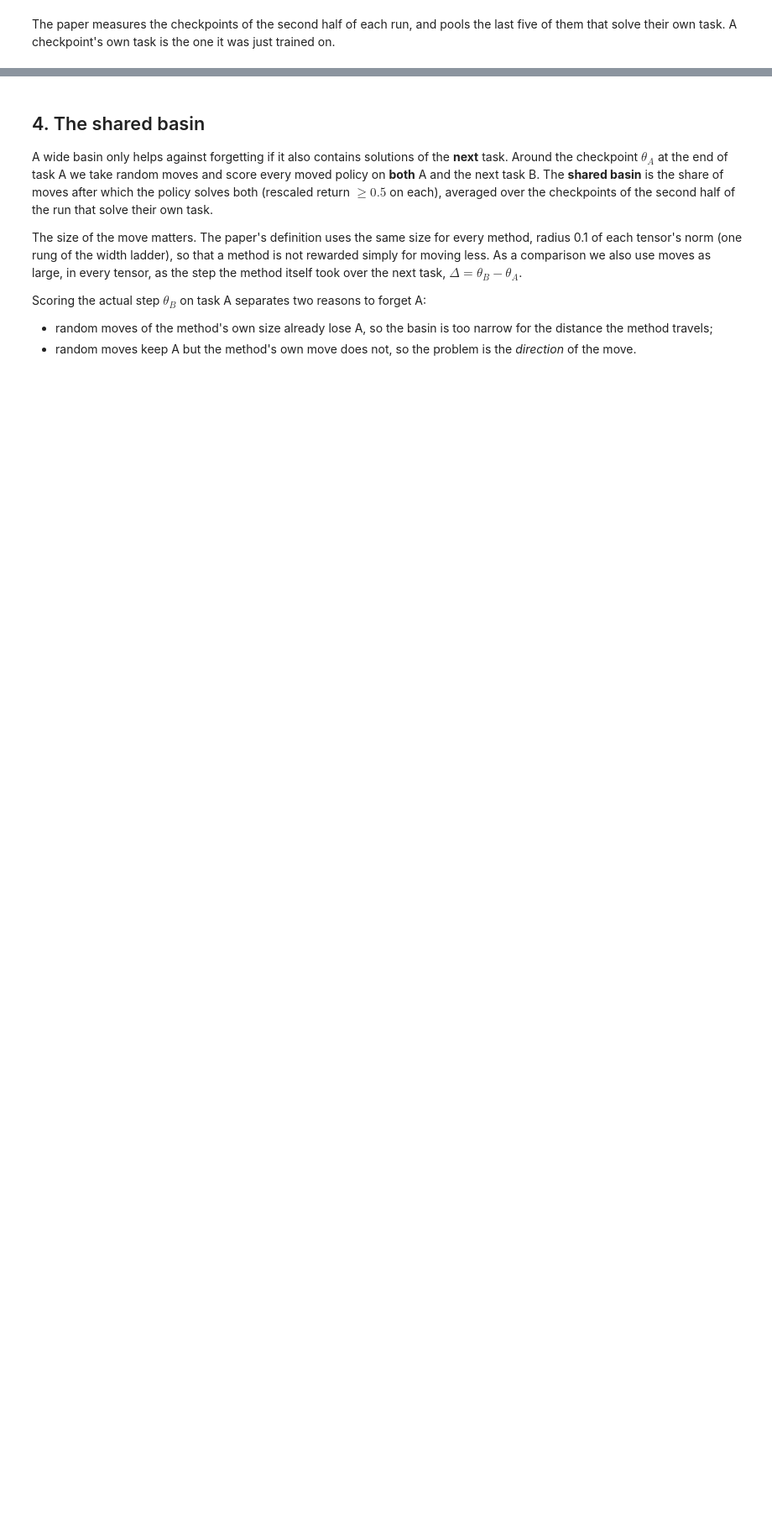
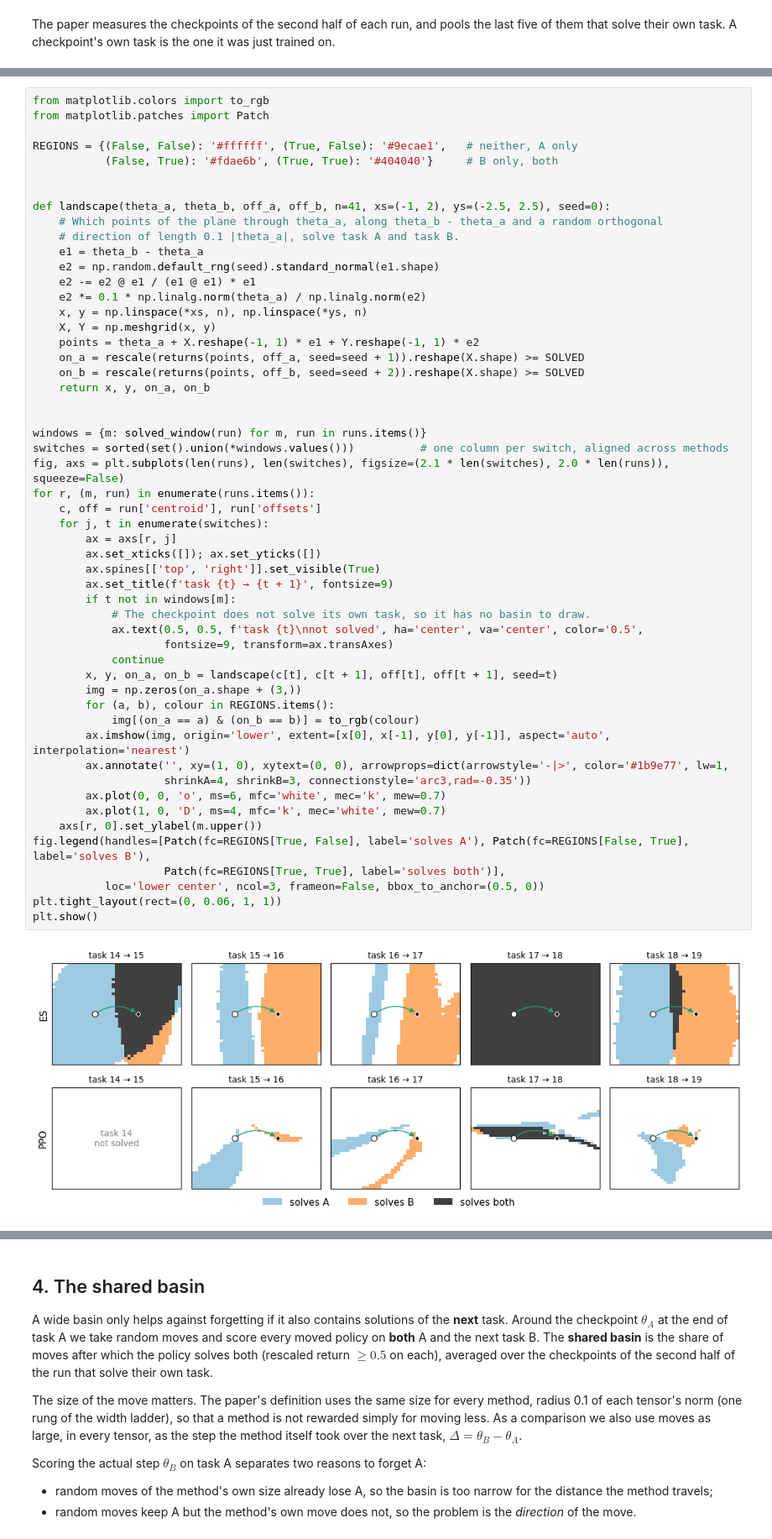
Before and after one commit to eleninisioti/continual_neuroevolution, a Jupyter notebook: notebooks/basin_width.ipynb, the cells around one changed output, grey strips where cells are left out. Shown at 84% size. Drawn from its saved outputs; the diff is of its cells as text; blank space fills up the shorter version.

```diff
--- a/notebooks/basin_width.ipynb
+++ b/notebooks/basin_width.ipynb
@@ -202,0 +219,55 @@ ES basin is 14.3x wider than PPO's on this pair of runs
+# %%
+from matplotlib.colors import to_rgb
+from matplotlib.patches import Patch
+
+REGIONS = {(False, False): '#ffffff', (True, False): '#9ecae1',   # neither, A only
+           (False, True): '#fdae6b', (True, True): '#404040'}     # B only, both
+
+
+def landscape(theta_a, theta_b, off_a, off_b, n=41, xs=(-1, 2), ys=(-2.5, 2.5), seed=0):
+    # Which points of the plane through theta_a, along theta_b - theta_a and a random orthogonal
+    # direction of length 0.1 |theta_a|, solve task A and task B.
+    e1 = theta_b - theta_a
+    e2 = np.random.default_rng(seed).standard_normal(e1.shape)
+    e2 -= e2 @ e1 / (e1 @ e1) * e1
+    e2 *= 0.1 * np.linalg.norm(theta_a) / np.linalg.norm(e2)
+    x, y = np.linspace(*xs, n), np.linspace(*ys, n)
+    X, Y = np.meshgrid(x, y)
+    points = theta_a + X.reshape(-1, 1) * e1 + Y.reshape(-1, 1) * e2
+    on_a = rescale(returns(points, off_a, seed=seed + 1)).reshape(X.shape) >= SOLVED
+    on_b = rescale(returns(points, off_b, seed=seed + 2)).reshape(X.shape) >= SOLVED
+    return x, y, on_a, on_b
+
+
+windows = {m: solved_window(run) for m, run in runs.items()}
+switches = sorted(set().union(*windows.values()))          # one column per switch, aligned across methods
+fig, axs = plt.subplots(len(runs), len(switches), figsize=(2.1 * len(switches), 2.0 * len(runs)), squeeze=False)
+for r, (m, run) in enumerate(runs.items()):
+    c, off = run['centroid'], run['offsets']
+    for j, t in enumerate(switches):
+        ax = axs[r, j]
+        ax.set_xticks([]); ax.set_yticks([])
+        ax.spines[['top', 'right']].set_visible(True)
+        ax.set_title(f'task {t} → {t + 1}', fontsize=9)
+        if t not in windows[m]:
+            # The checkpoint does not solve its own task, so it has no basin to draw.
+            ax.text(0.5, 0.5, f'task {t}\nnot solved', ha='center', va='center', color='0.5',
+                    fontsize=9, transform=ax.transAxes)
+            continue
+        x, y, on_a, on_b = landscape(c[t], c[t + 1], off[t], off[t + 1], seed=t)
+        img = np.zeros(on_a.shape + (3,))
+        for (a, b), colour in REGIONS.items():
+            img[(on_a == a) & (on_b == b)] = to_rgb(colour)
+        ax.imshow(img, origin='lower', extent=[x[0], x[-1], y[0], y[-1]], aspect='auto', interpolation='nearest')
+        ax.annotate('', xy=(1, 0), xytext=(0, 0), arrowprops=dict(arrowstyle='-|>', color='#1b9e77', lw=1,
+                    shrinkA=4, shrinkB=3, connectionstyle='arc3,rad=-0.35'))
+        ax.plot(0, 0, 'o', ms=6, mfc='white', mec='k', mew=0.7)
+        ax.plot(1, 0, 'D', ms=4, mfc='k', mec='white', mew=0.7)
+    axs[r, 0].set_ylabel(m.upper())
+fig.legend(handles=[Patch(fc=REGIONS[True, False], label='solves A'), Patch(fc=REGIONS[False, True], label='solves B'),
+                    Patch(fc=REGIONS[True, True], label='solves both')],
+           loc='lower center', ncol=3, frameon=False, bbox_to_anchor=(0.5, 0))
+plt.tight_layout(rect=(0, 0.06, 1, 1))
+plt.show()
+# %% [output]
+[figure, added]
```
Also changed, not shown: parts of 7 cells of this notebook, 23 other files.
